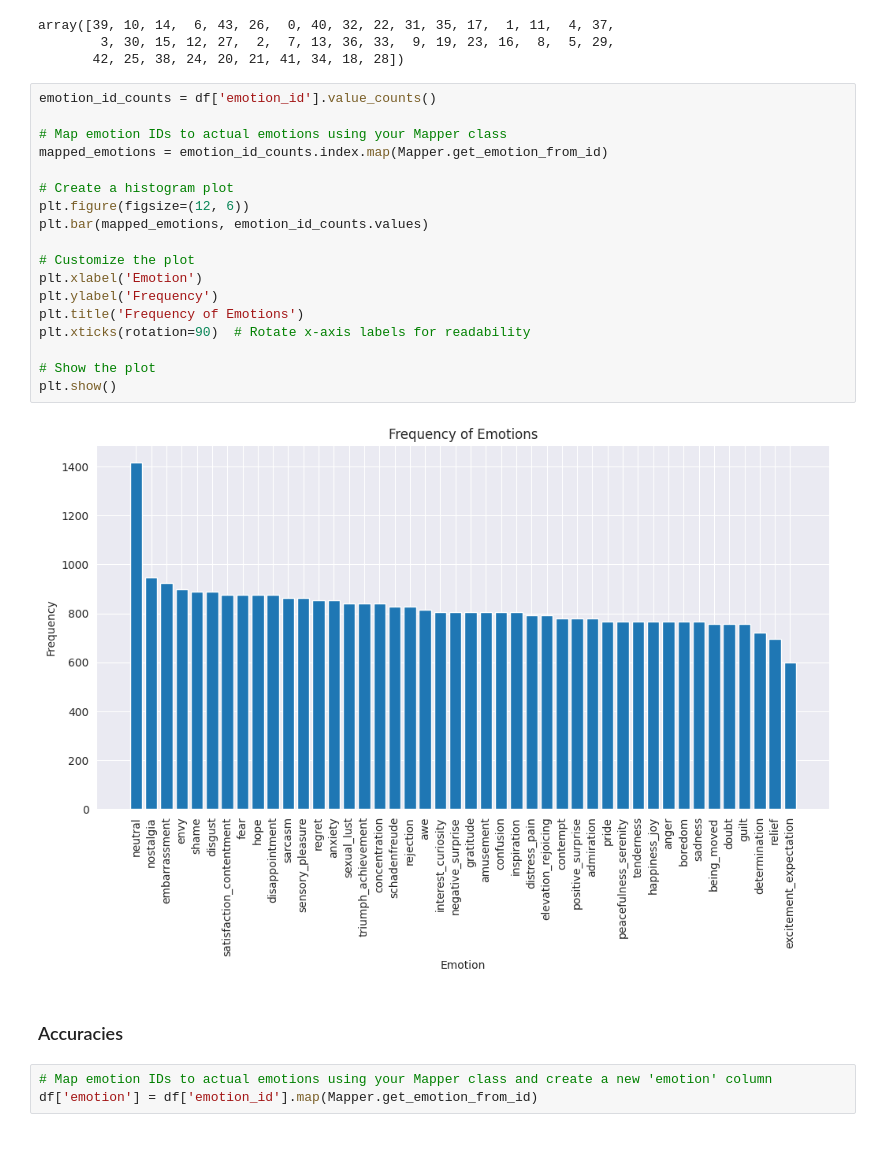
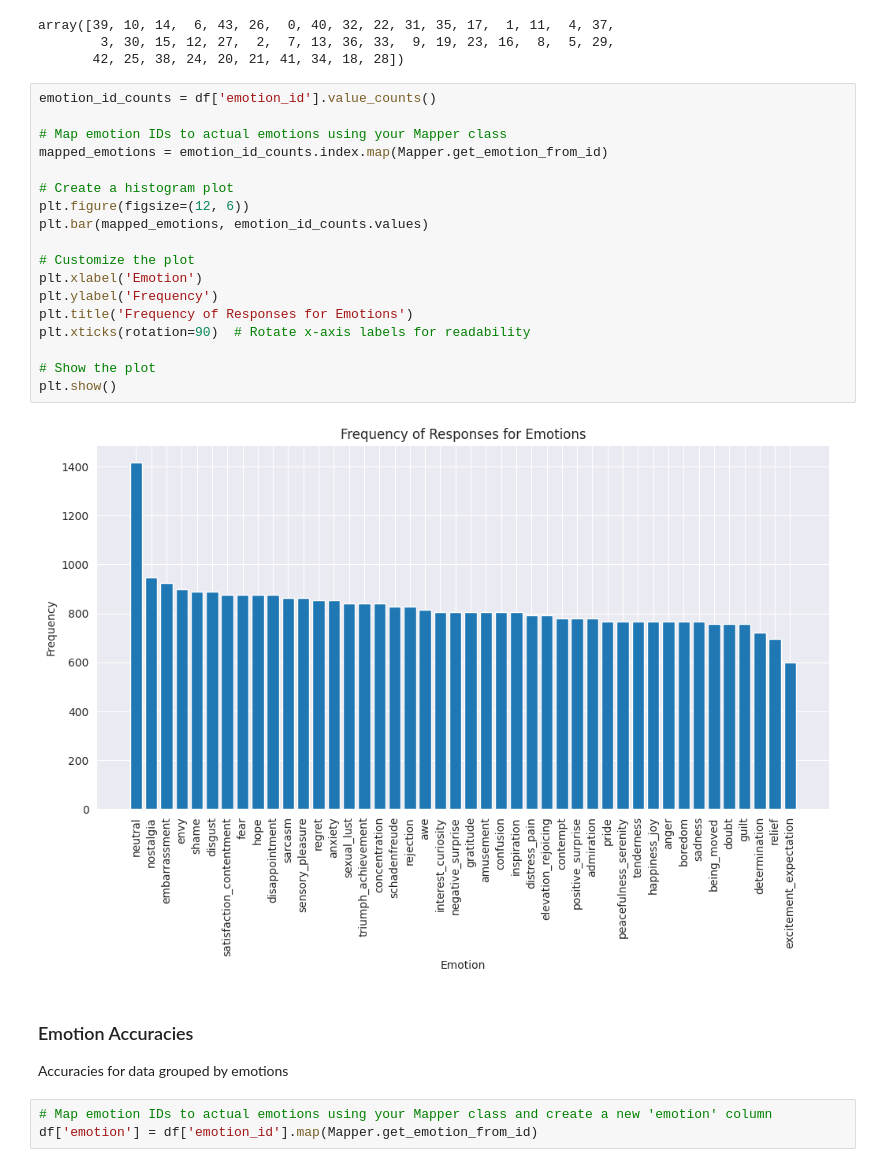
Before and after one commit to timlac/reco-response-analysis, a Jupyter notebook: segment_analysis.ipynb, the cells around one changed output. Drawn from its saved outputs; the diff is of its cells as text.

```diff
--- a/segment_analysis.ipynb
+++ b/segment_analysis.ipynb
@@ -41,25 +43,27 @@ array([39, 10, 14,  6, 43, 26,  0, 40, 32, 22, 31, 35, 17,  1, 11,  4, 37,
 # %%
 emotion_id_counts = df['emotion_id'].value_counts()
 
 # Map emotion IDs to actual emotions using your Mapper class
 mapped_emotions = emotion_id_counts.index.map(Mapper.get_emotion_from_id)
 
 # Create a histogram plot
 plt.figure(figsize=(12, 6))
 plt.bar(mapped_emotions, emotion_id_counts.values)
 
 # Customize the plot
 plt.xlabel('Emotion')
 plt.ylabel('Frequency')
-plt.title('Frequency of Emotions')
+plt.title('Frequency of Responses for Emotions')
 plt.xticks(rotation=90)  # Rotate x-axis labels for readability
 
 # Show the plot
 plt.show()
 # %% [output]
-[figure, old version]
+[figure, new version]
 # %% [markdown]
-### Accuracies
+### Emotion Accuracies
+
+Accuracies for data grouped by emotions
 # %%
 # Map emotion IDs to actual emotions using your Mapper class and create a new 'emotion' column
 df['emotion'] = df['emotion_id'].map(Mapper.get_emotion_from_id)
```
Also changed, not shown: parts of 13 cells of this notebook, 4 other files.
